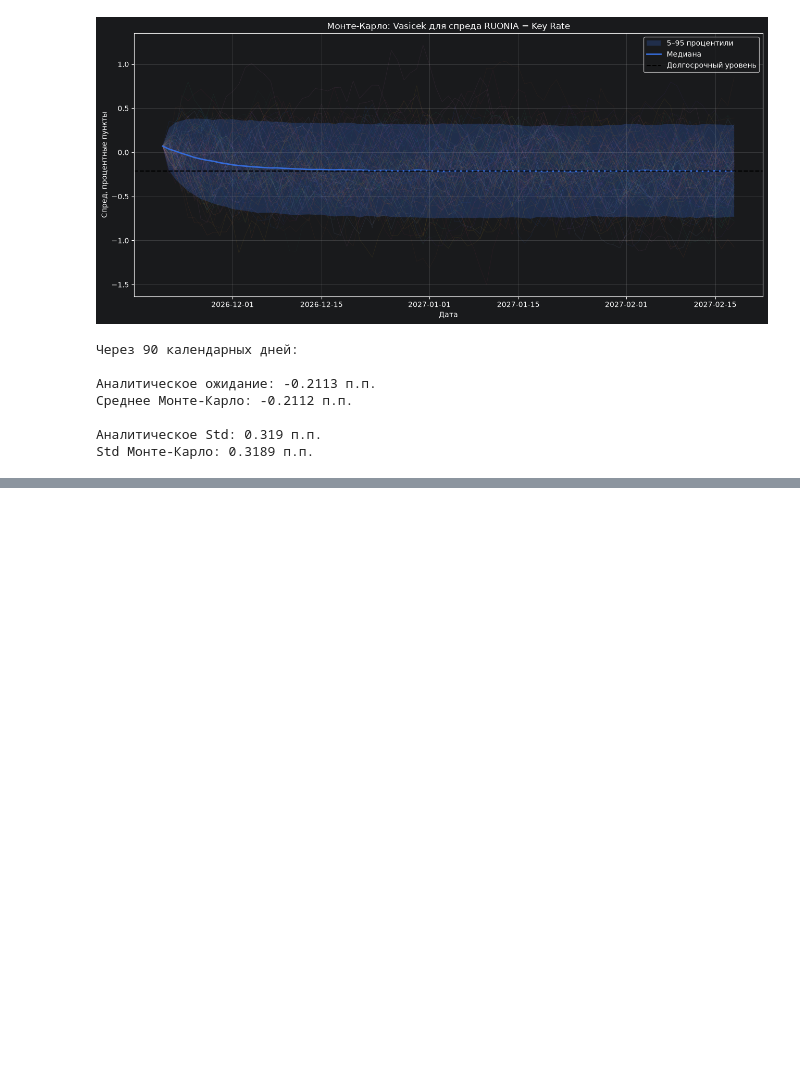
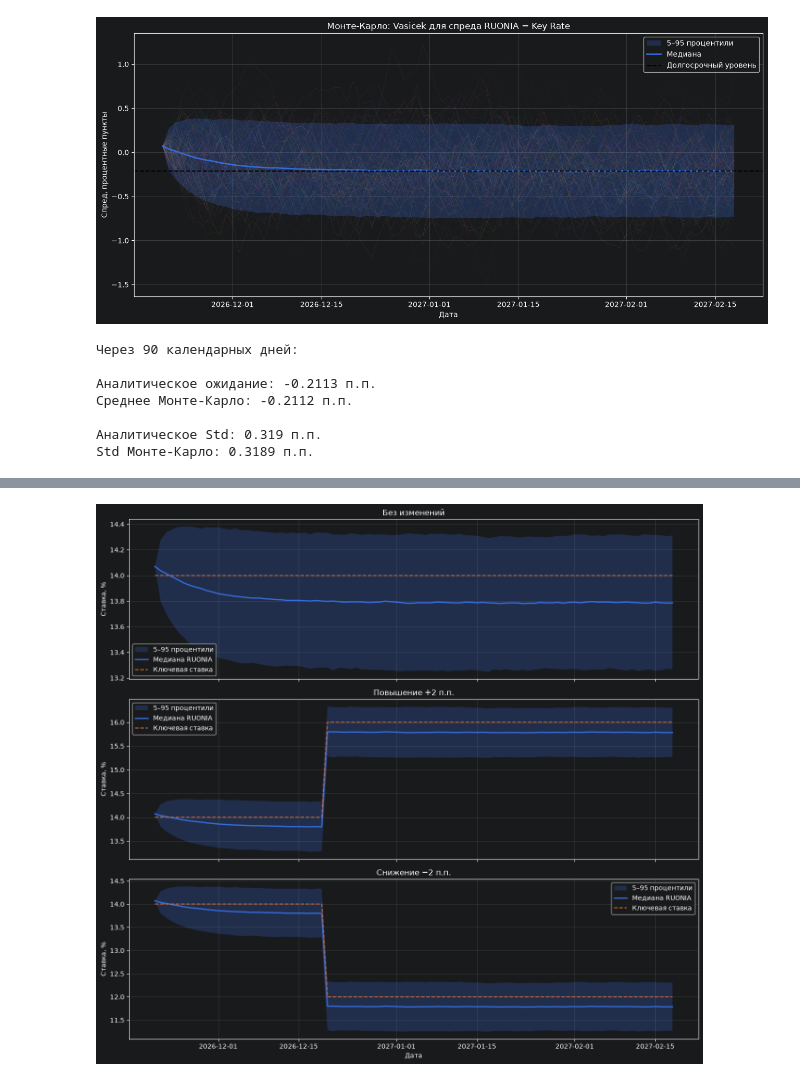
Before and after one commit to blbl-blbl/russian-interest-rate-models, a Jupyter notebook: notebooks/04_vasicek_monte_carlo.ipynb, the cells around one changed output, grey strips where cells are left out. Saved outputs shown, nothing was run; the diff lists cells and outputs as text; code cells hidden in the pictures; blank space fills up the shorter version.

```diff
--- a/notebooks/04_vasicek_monte_carlo.ipynb
+++ b/notebooks/04_vasicek_monte_carlo.ipynb
@@ -177,0 +225,44 @@ Std Монте-Карло: 0.3189 п.п.
+# %%
+fig, axes = plt.subplots(
+    3, 1,
+    figsize=(13, 12),
+    sharex=True
+)
+
+for ax, (name, scenario_paths) in zip(
+    axes, ruonia_scenarios.items()
+):
+    q05, q50, q95 = np.quantile(
+        scenario_paths,
+        [0.05, 0.50, 0.95],
+        axis=1
+    )
+
+    ax.fill_between(
+        dates, q05, q95,
+        alpha=0.25,
+        label="5–95 процентили"
+    )
+
+    ax.plot(
+        dates, q50,
+        linewidth=2,
+        label="Медиана RUONIA"
+    )
+
+    ax.plot(
+        dates, key_scenarios[name],
+        linestyle="--",
+        label="Ключевая ставка"
+    )
+
+    ax.set_title(name)
+    ax.set_ylabel("Ставка, %")
+    ax.grid(alpha=0.3)
+    ax.legend()
+
+plt.xlabel("Дата")
+plt.tight_layout()
+plt.show()
+# %% [output]
+[figure, added]
```
Also changed, not shown: parts of 1 cell of this notebook.
